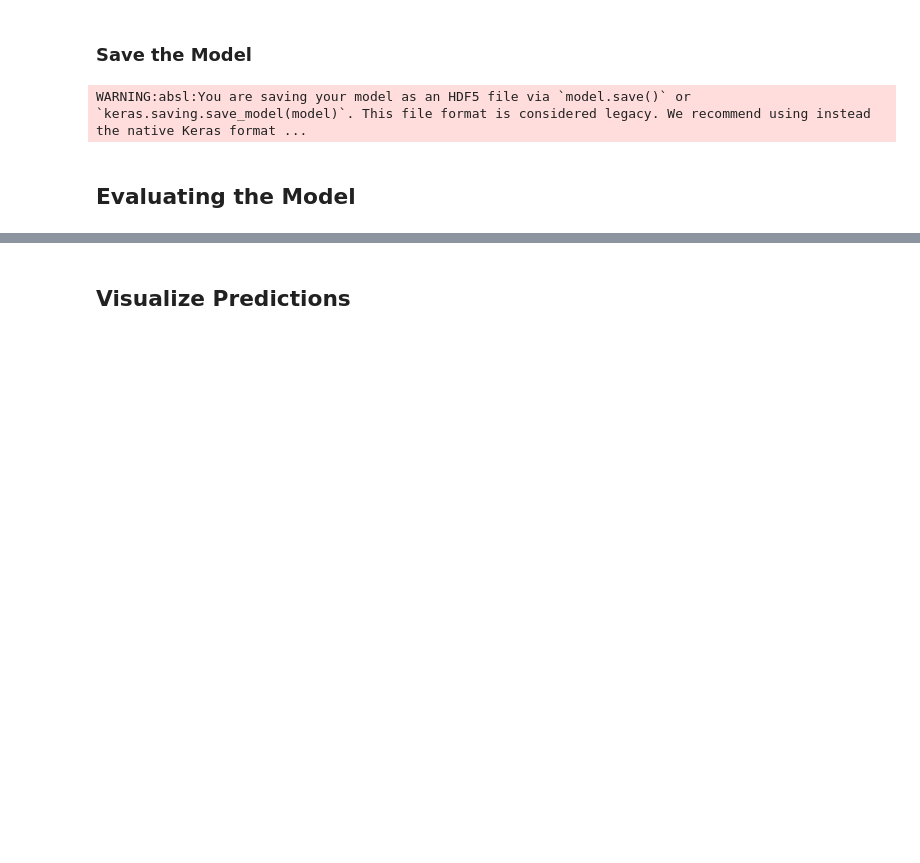
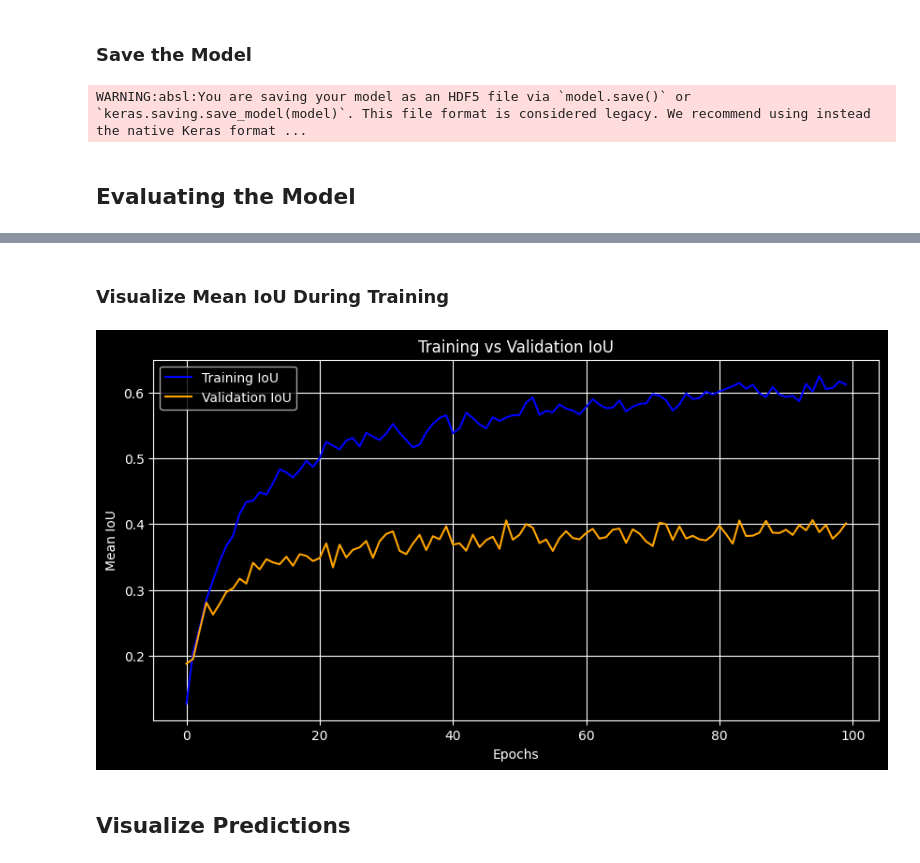
Before and after one commit to Brianhulela/ebook_object_detection, a Jupyter notebook: chapters/CNN_bounding_box_detect/detect.ipynb, the cells around one changed output, grey strips where cells are left out. Drawn from its saved outputs; the diff is of its cells as text; code cells hidden in the pictures; blank space fills up the shorter version.

```diff
--- a/chapters/CNN_bounding_box_detect/detect.ipynb
+++ b/chapters/CNN_bounding_box_detect/detect.ipynb
@@ -318,3 +349,18 @@ plt.show()
+# %% [markdown]
+### Visualize Mean IoU During Training
+# %%
+plt.figure(figsize=(10, 5))
+plt.plot([1 - iou for iou in history.history["iou_loss"]], label="Training IoU", color="blue")
+plt.plot([1 - iou for iou in history.history["val_iou_loss"]], label="Validation IoU", color="orange")
+plt.xlabel("Epochs")
+plt.ylabel("Mean IoU")
+plt.title("Training vs Validation IoU")
+plt.legend()
+plt.grid()
+plt.savefig("training_iou.png", dpi=300, bbox_inches="tight")
+plt.show()
+# %% [output]
+[figure, added]
 # %% [markdown]
 ## Visualize Predictions
 # %%
```
Also changed, not shown: parts of 8 cells of this notebook, 3 other files.
